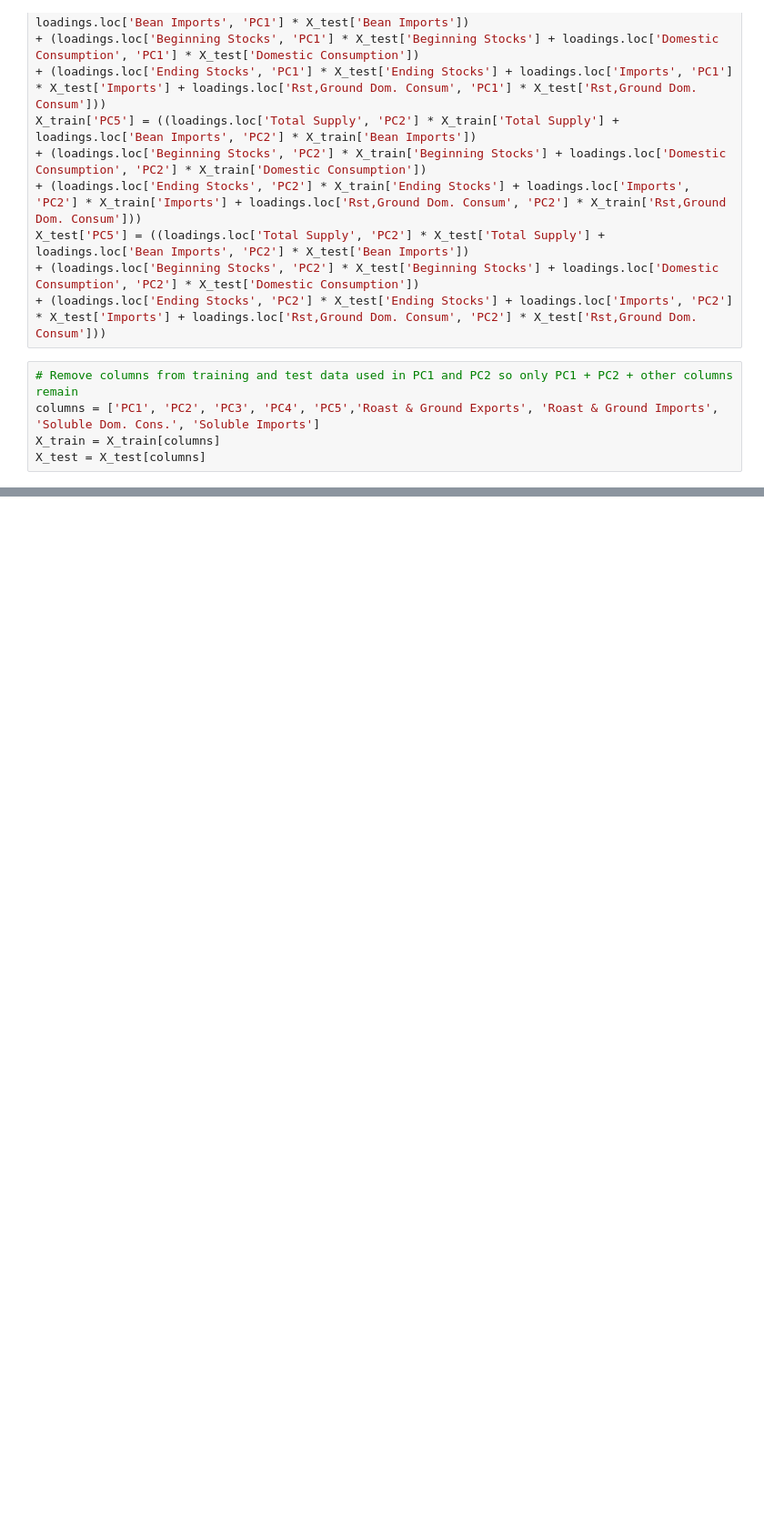
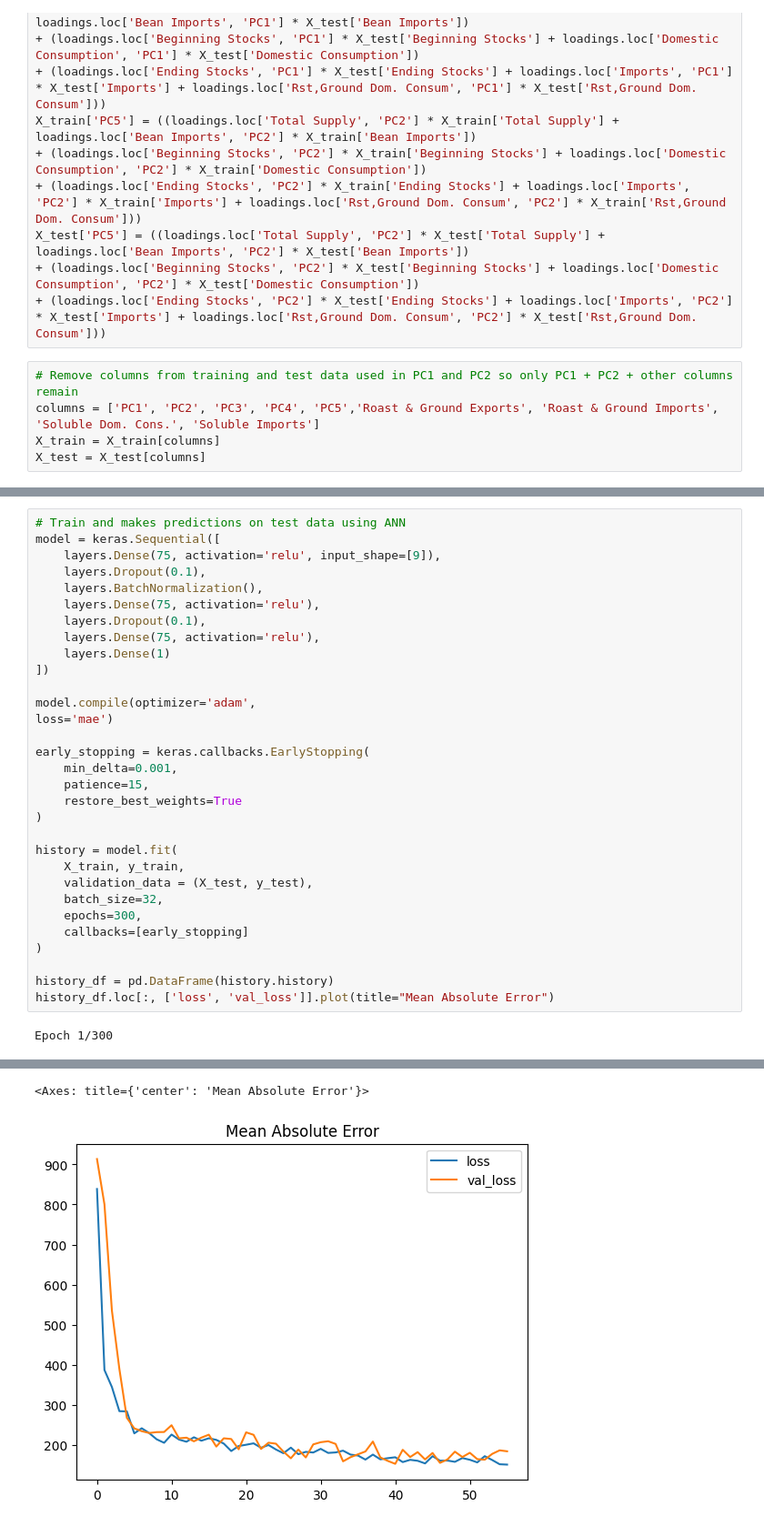
Before and after one commit to jacobpalinski/Coffee-Kaggle, a Jupyter notebook: Coffee.ipynb, the cells around one changed output, grey strips where cells are left out. Shown at 91% size. Saved outputs shown, nothing was run; the diff lists cells and outputs as text; blank space fills up the shorter version.

```diff
--- a/Coffee.ipynb
+++ b/Coffee.ipynb
@@ -304,0 +323,33 @@ Mean Absolute Error:  100.30059752475589
+# %%
+# Train and makes predictions on test data using ANN
+model = keras.Sequential([
+    layers.Dense(75, activation='relu', input_shape=[9]),
+    layers.Dropout(0.1),
+    layers.BatchNormalization(),
+    layers.Dense(75, activation='relu'),
+    layers.Dropout(0.1),
+    layers.Dense(75, activation='relu'),
+    layers.Dense(1)
+])
+
+model.compile(optimizer='adam',
+loss='mae')
+
+early_stopping = keras.callbacks.EarlyStopping(
+    min_delta=0.001,
+    patience=15,
+    restore_best_weights=True
+)
+
+history = model.fit(
+    X_train, y_train,
+    validation_data = (X_test, y_test),
+    batch_size=32,
+    epochs=300,
+    callbacks=[early_stopping]
+)
+
+history_df = pd.DataFrame(history.history)
+history_df.loc[:, ['loss', 'val_loss']].plot(title="Mean Absolute Error")
+# %% [output]
+Epoch 1/300
@@ -304,0 +373,2 @@ Mean Absolute Error:  100.30059752475589
+<Axes: title={'center': 'Mean Absolute Error'}>
+[figure, added]
```
Also changed, not shown: parts of 7 cells of this notebook.
